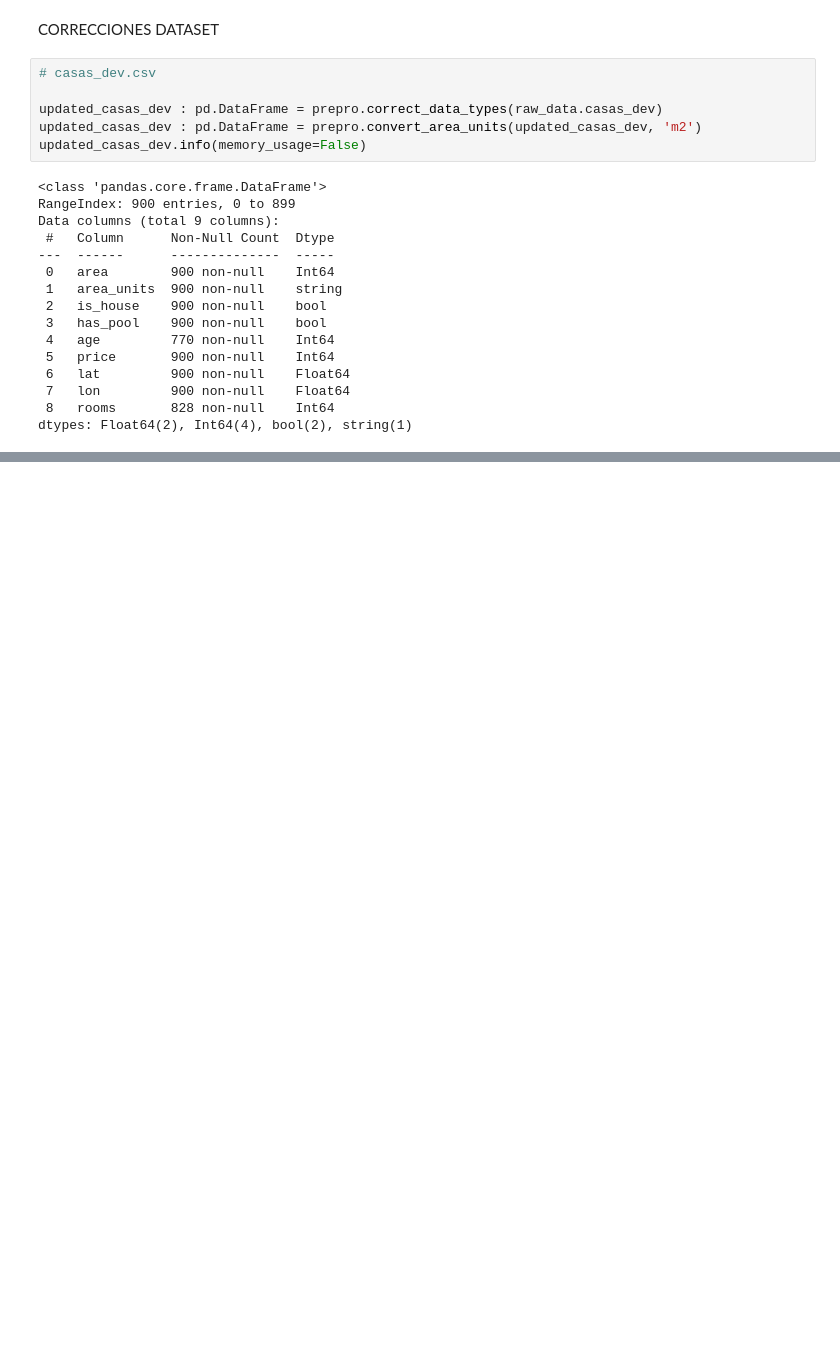
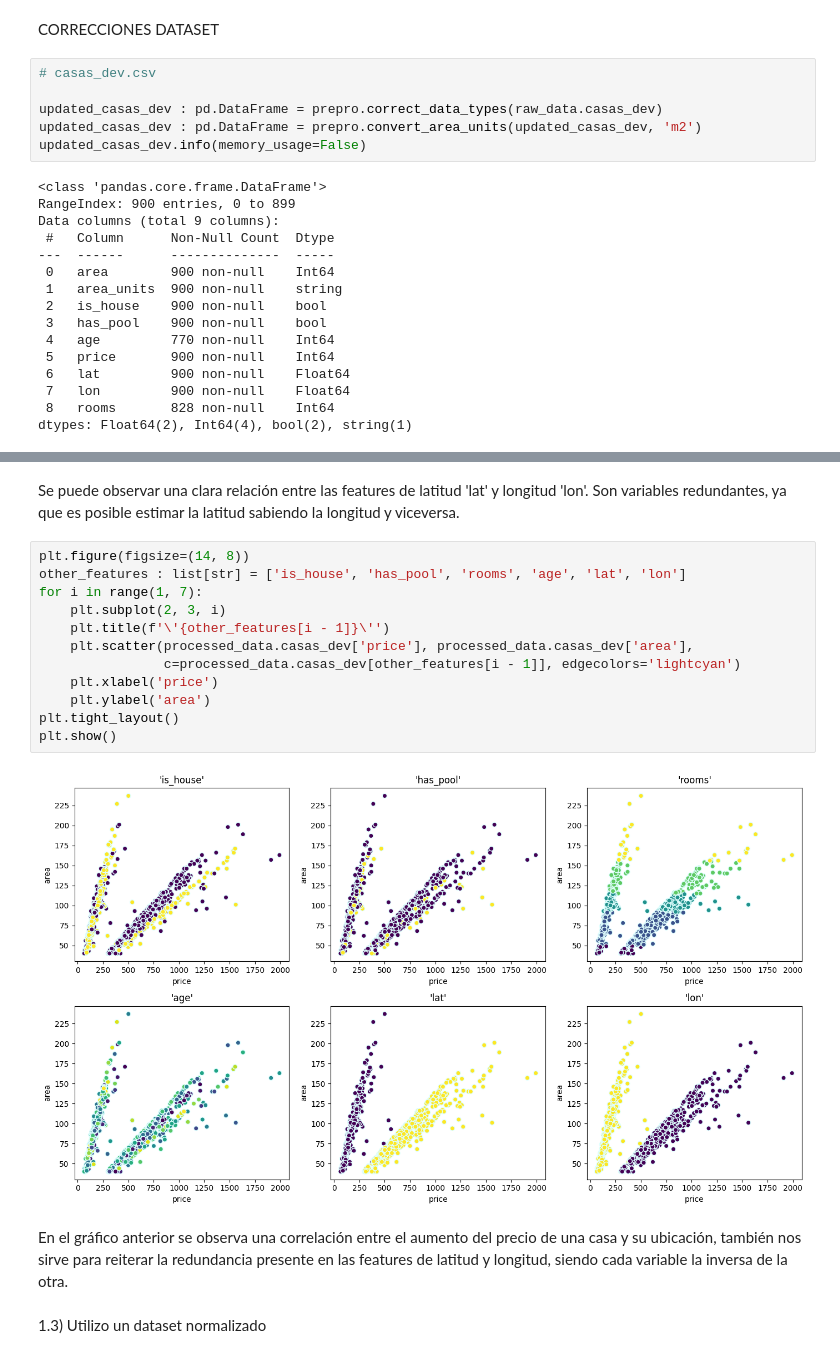
Before and after one commit to NazaGonella/TP01-machine-learning, a Jupyter notebook: Entrega_TP1.ipynb, the cells around one changed output, grey strips where cells are left out. Drawn from its saved outputs; the diff is of its cells as text; blank space fills up the shorter version.

```diff
--- a/Entrega_TP1.ipynb
+++ b/Entrega_TP1.ipynb
@@ -86,0 +118,21 @@ processed_data.casas_dev.head()
+# %% [markdown]
+Se puede observar una clara relación entre las features de latitud 'lat' y longitud 'lon'.
+Son variables redundantes, ya que es posible estimar la latitud sabiendo la longitud y viceversa.
+# %%
+plt.figure(figsize=(14, 8))
+other_features : list[str] = ['is_house', 'has_pool', 'rooms', 'age', 'lat', 'lon']
+for i in range(1, 7):
+    plt.subplot(2, 3, i)
+    plt.title(f'\'{other_features[i - 1]}\'')
+    plt.scatter(processed_data.casas_dev['price'], processed_data.casas_dev['area'],
+                c=processed_data.casas_dev[other_features[i - 1]], edgecolors='lightcyan')
+    plt.xlabel('price')
+    plt.ylabel('area')
+plt.tight_layout()
+plt.show()
+# %% [output]
+[figure, added]
+# %% [markdown]
+En el gráfico anterior se observa una correlación entre el aumento del precio de una casa y su ubicación, también nos sirve para reiterar la redundancia presente en las features de latitud y longitud, siendo cada variable la inversa de la otra.
+# %% [markdown]
+1.3) Utilizo un dataset normalizado
```
Also changed, not shown: parts of 17 cells of this notebook, 9 other files.
